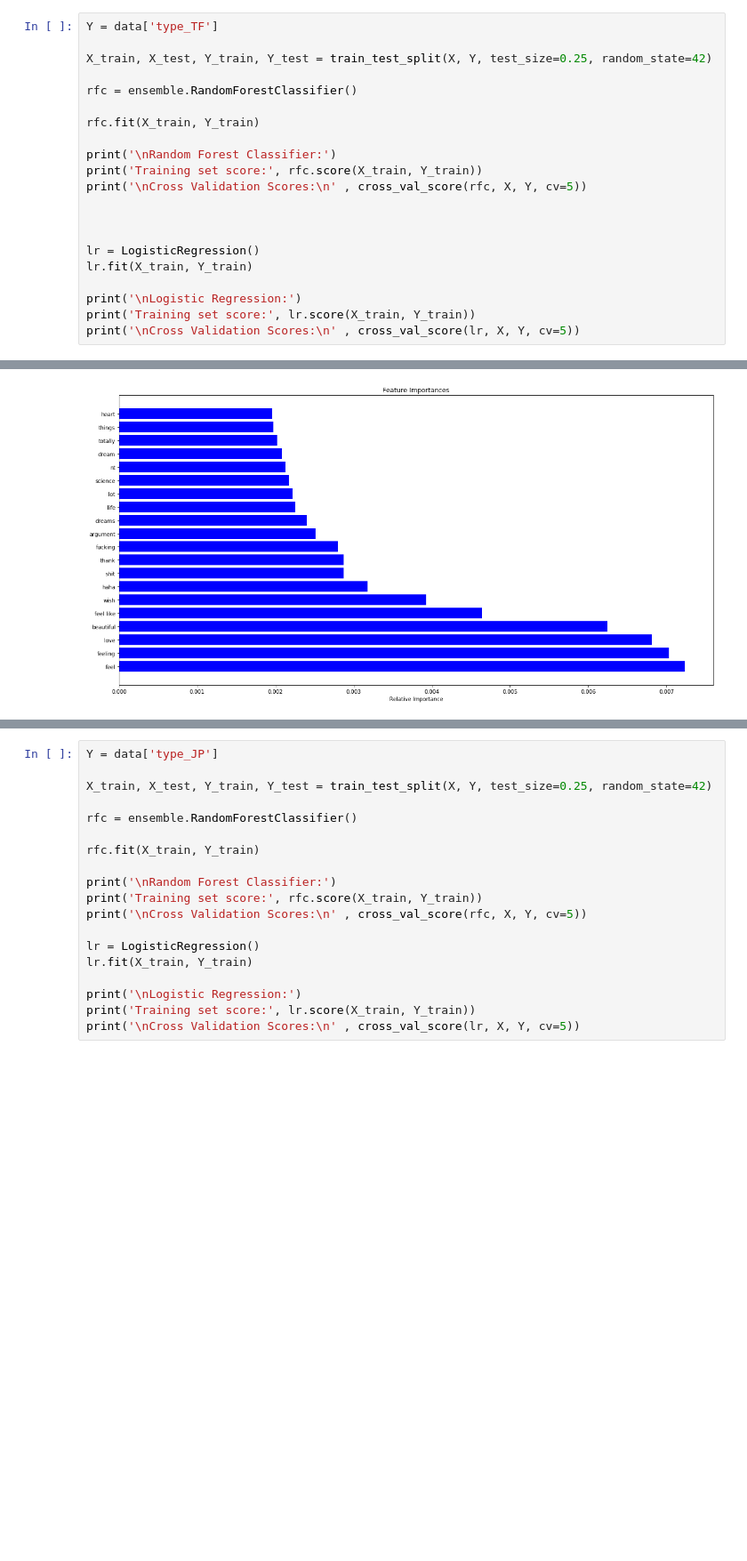
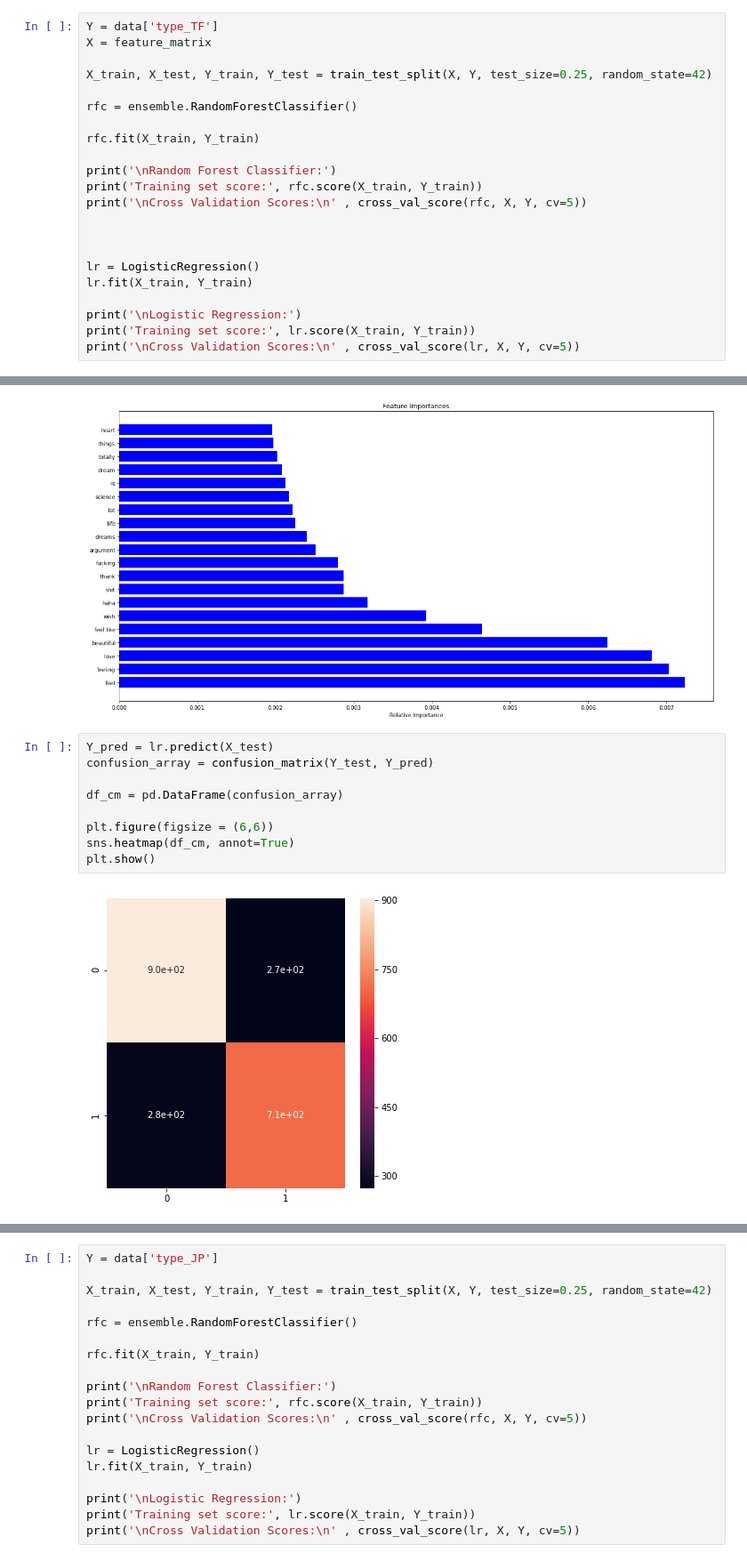
Before and after one commit to VincentG123/ThinkfulBootcamp, a Jupyter notebook: FinalCapstoneMyersBriggsPersonalityTests.ipynb, the cells around one changed output, grey strips where cells are left out. Shown at 89% size. Saved outputs shown, nothing was run; the diff lists cells and outputs as text; blank space fills up the shorter version.

```diff
--- a/FinalCapstoneMyersBriggsPersonalityTests.ipynb
+++ b/FinalCapstoneMyersBriggsPersonalityTests.ipynb
@@ -482,5 +549,6 @@ plt.show()
 # %%
 Y = data['type_TF']
+X = feature_matrix
 
 X_train, X_test, Y_train, Y_test = train_test_split(X, Y, test_size=0.25, random_state=42)
 
@@ -526,3 +594,14 @@ plt.xlabel('Relative Importance')
 plt.show()
 # %% [output]
 [figure]
+# %%
+Y_pred = lr.predict(X_test)
+confusion_array = confusion_matrix(Y_test, Y_pred)
+
+df_cm = pd.DataFrame(confusion_array)
+
+plt.figure(figsize = (6,6))
+sns.heatmap(df_cm, annot=True)
+plt.show()
+# %% [output]
+[figure, added]
```
Also changed, not shown: parts of 24 cells of this notebook, 1 other file.
